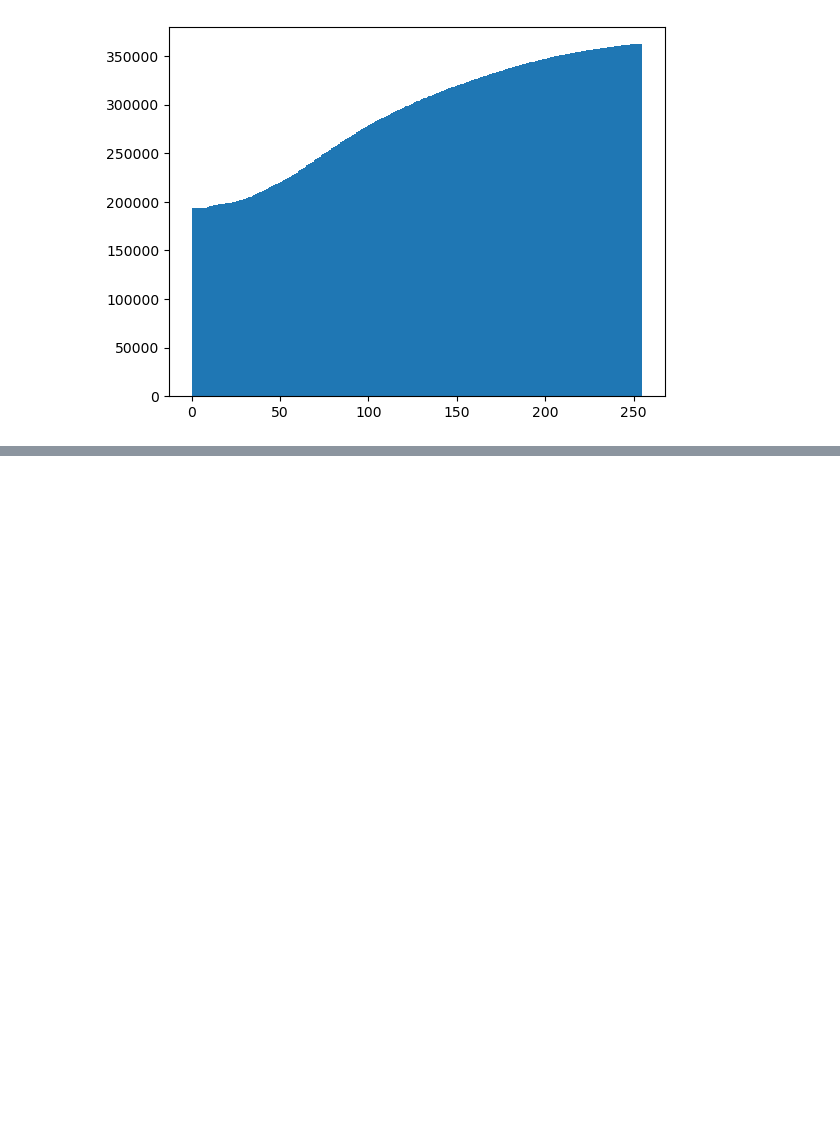
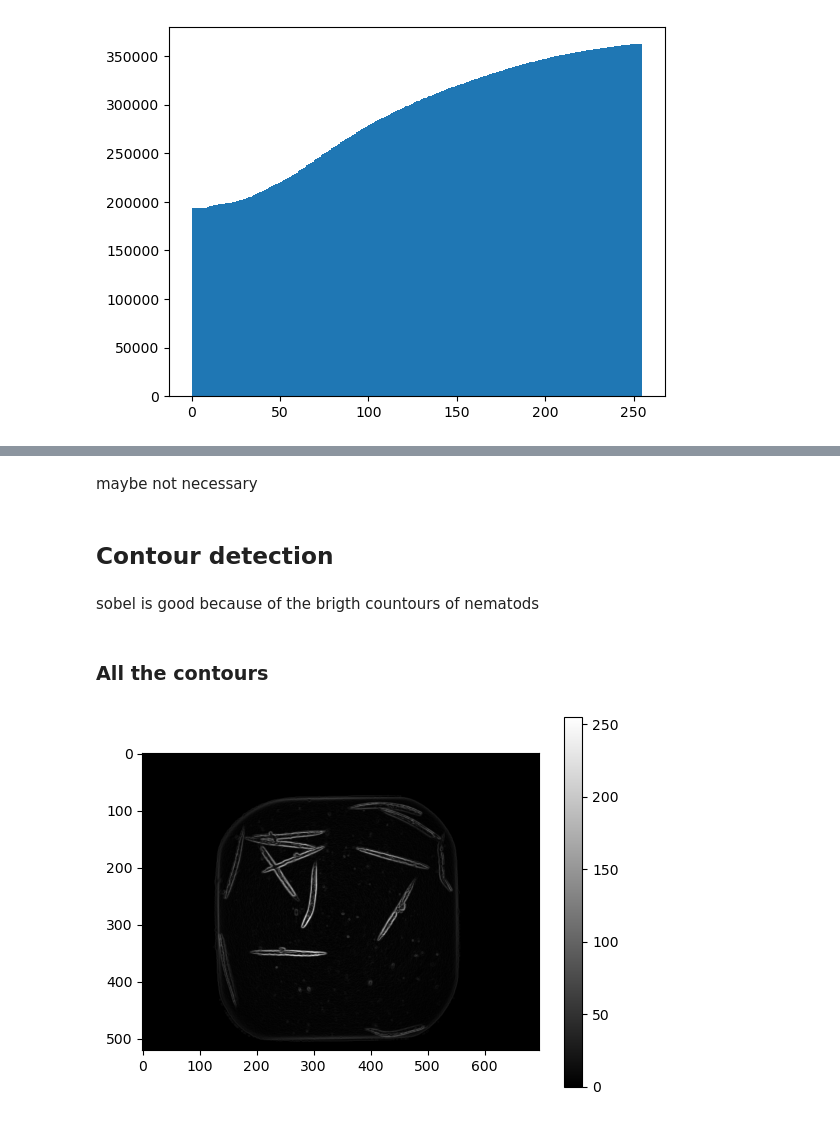
Before and after one commit to Lilian-GA/Nematode_status_assay, a Jupyter notebook: one_image_test.ipynb, the cells around one changed output, grey strips where cells are left out. Drawn from its saved outputs; the diff is of its cells as text; code cells hidden in the pictures; blank space fills up the shorter version.

Commit message:
contours detection

```diff
--- a/one_image_test.ipynb
+++ b/one_image_test.ipynb
@@ -87,0 +95,15 @@ plt.show()
+# %% [markdown]
+maybe not necessary
+# %% [markdown]
+## Contour detection
+# %% [markdown]
+sobel is good because of the brigth countours of nematods
+# %% [markdown]
+### All the contours
+# %%
+all_contours = stretch(filters.sobel(window))
+plt.imshow(all_contours, cmap="gray")
+plt.colorbar()
+plt.show()
+# %% [output]
+[figure, added]
```
Also changed, not shown: parts of 10 cells of this notebook.
